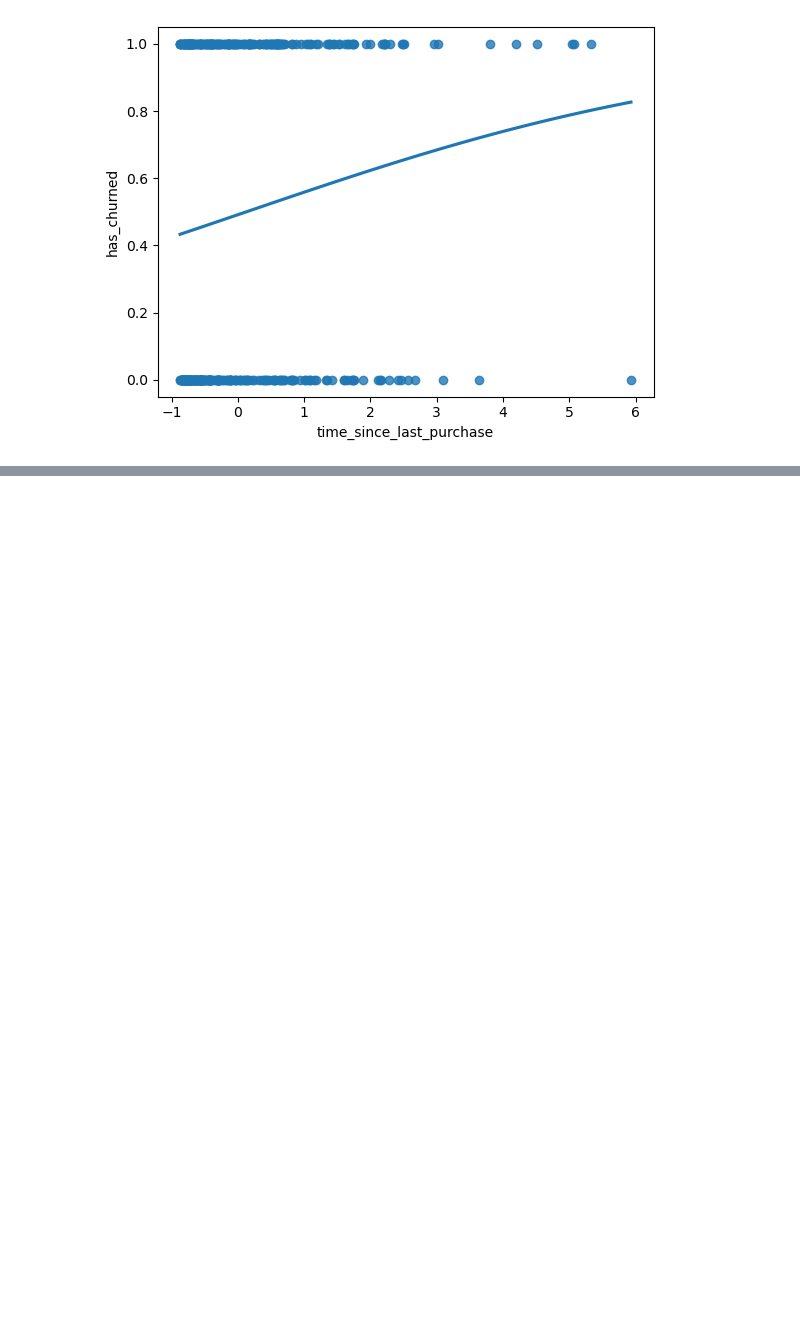
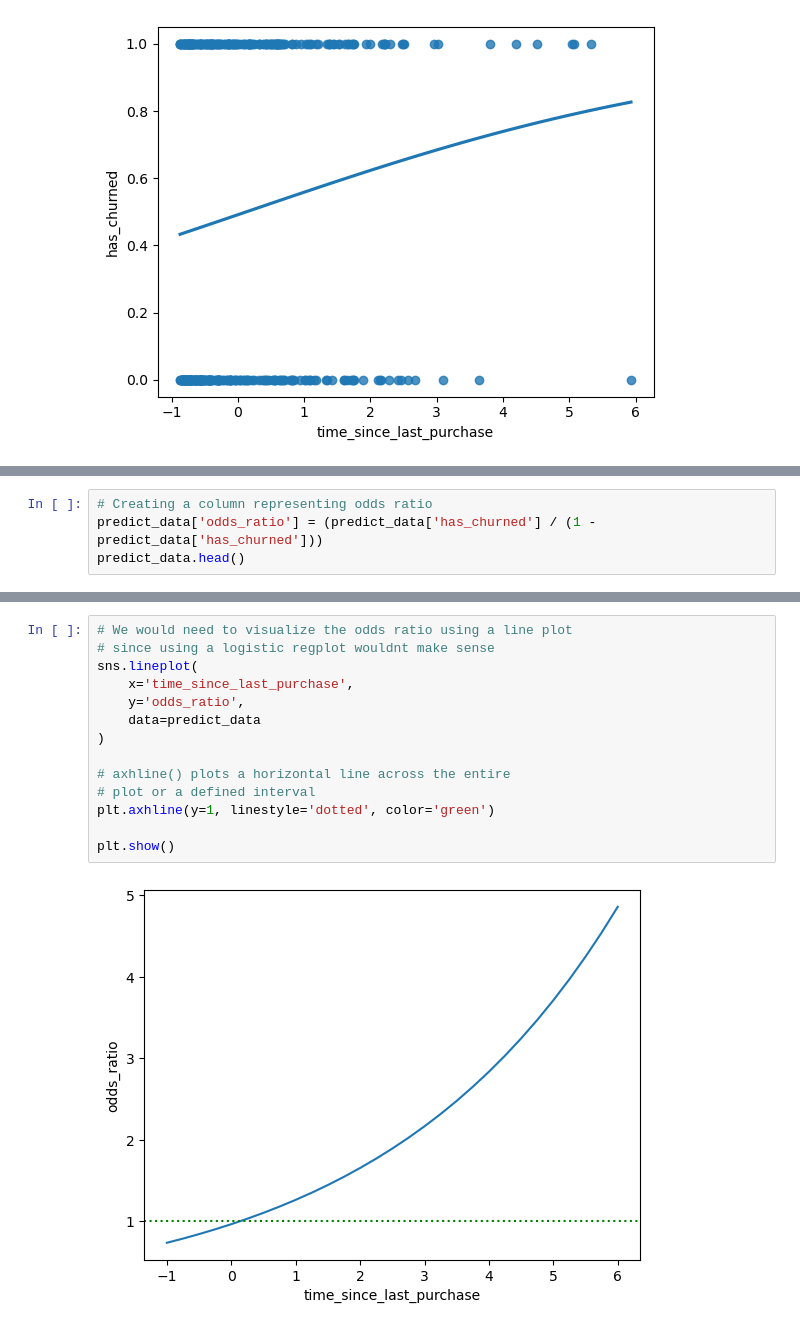
Before and after one commit to drksz/Learning-ML, a Jupyter notebook: LogisticRegression.ipynb, the cells around one changed output, grey strips where cells are left out. Saved outputs shown, nothing was run; the diff lists cells and outputs as text; blank space fills up the shorter version.

```diff
--- a/LogisticRegression.ipynb
+++ b/LogisticRegression.ipynb
@@ -87,0 +168,4 @@ plt.show()
+# %%
+# Creating a column representing odds ratio
+predict_data['odds_ratio'] = (predict_data['has_churned'] / (1 - predict_data['has_churned']))
+predict_data.head()
@@ -87,0 +179,16 @@ plt.show()
+# %%
+# We would need to visualize the odds ratio using a line plot
+# since using a logistic regplot wouldnt make sense
+sns.lineplot(
+    x='time_since_last_purchase',
+    y='odds_ratio',
+    data=predict_data
+)
+
+# axhline() plots a horizontal line across the entire
+# plot or a defined interval
+plt.axhline(y=1, linestyle='dotted', color='green')
+
+plt.show()
+# %% [output]
+[figure, added]
```
Also changed, not shown: parts of 15 cells of this notebook.
